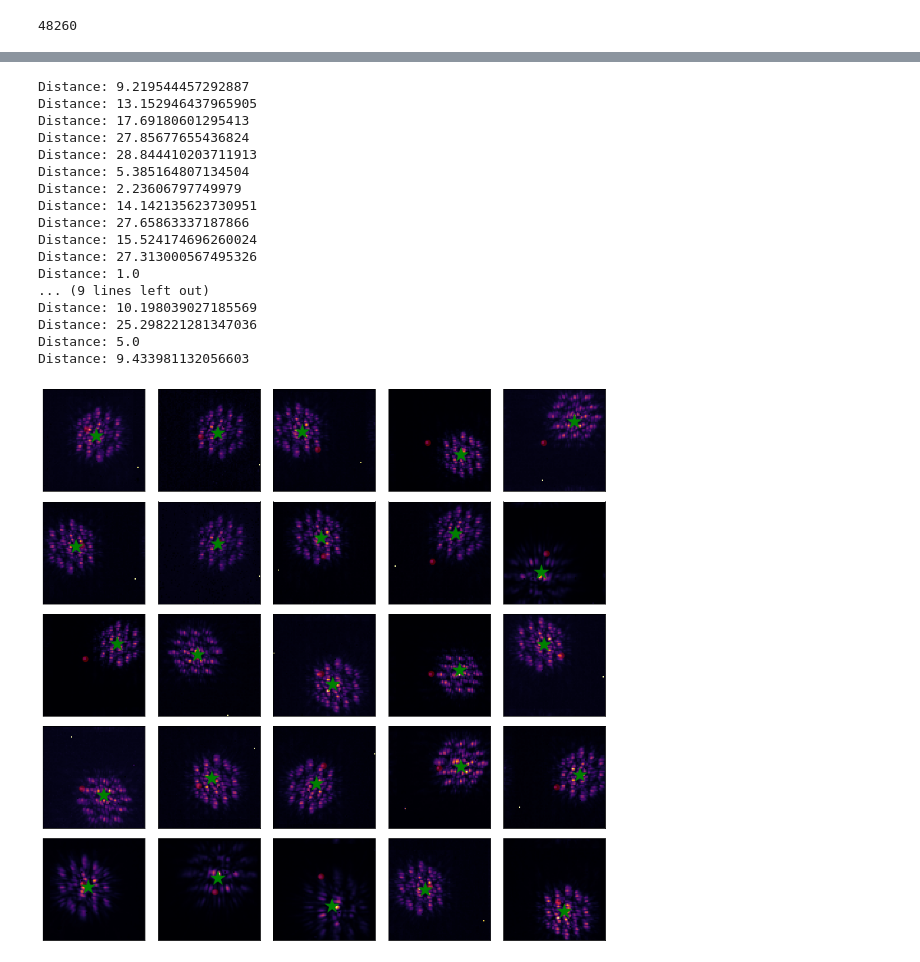
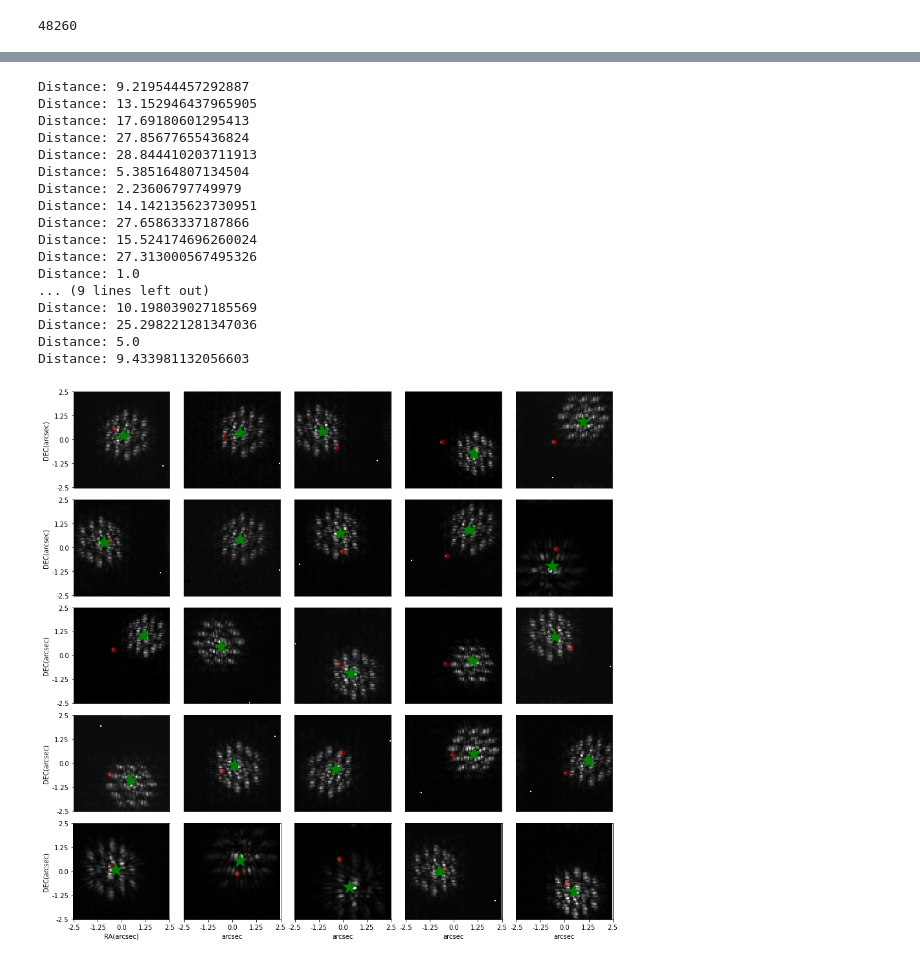
Before and after one commit to AstroMusers/AI-Boosted-Coronagraphy, a Jupyter notebook: notebooks/plotdataset.ipynb, the cells around one changed output, grey strips where cells are left out. Saved outputs shown, nothing was run; the diff lists cells and outputs as text; code cells hidden in the pictures.

```diff
--- a/notebooks/plotdataset.ipynb
+++ b/notebooks/plotdataset.ipynb
@@ -276,53 +259,65 @@ for i, (row,col) in enumerate(product(range(nrows),range(bs))):
     if idx_x == -1:
         x, y = 0, 0
     else:
-
         x = int(train_arrays[i][idx_x+1:idx_x+3])
         y = int(train_arrays[i][idx_x+5:idx_x+7])
 
     #x, y = int(train_arrays[i].split('/')[-1].split('-')[-3:-1][0][1:]), int(train_arrays[i].split('/')[-1].split('-')[-3:-1][1][1:])
-    axes[row][col].imshow(arrays[i], interpolation='nearest', cmap='inferno')
+    axes[row][col].imshow(arrays[i], interpolation='nearest', cmap='Greys_r')
 
     if col == 0:
-        axes[row][col].set_yticks(axis_points,labels, fontsize=4, rotation=0)
-        axes[row][col].set_xticks(axis_points,labels, fontsize=4, rotation=0)
+        axes[row][col].set_yticks(axis_points,labels, fontsize=10, rotation=0)
+        axes[row][col].set_ylabel('DEC(arcsec)', fontsize=10)
 
+        if row == 4:
+            axes[row][col].set_xticks(axis_points,labels, fontsize=10, rotation=0)
+            axes[row][col].set_xlabel('RA(arcsec)', fontsize=10)
 
-    axes[row][col].set_yticks([])
-    axes[row][col].set_xticks([])
+        else:
+            axes[row][col].set_xticks([])
+
+    elif row == 4:
+        axes[row][col].set_xticks(axis_points,labels, fontsize=10, rotation=0)
+        axes[row][col].set_xlabel('arcsec', fontsize=10)
+        axes[row][col].set_yticks([])
+
+    else:
+        axes[row][col].set_yticks([])
+        axes[row][col].set_xticks([])
 
 
     axes[row][col].text(x, y, s="\u25CF", fontsize=12, color='red', alpha=.3, ha='center', va='center')#u"\u2734"
     axes[row][col].invert_yaxis()
 
 
     if int(transformed_list[i][0]) == -1:
         pass
     else:
         axes[row][col].text(int(transformed_list[i][0]), int(transformed_list[i][1]) , s="\u2605", fontsize=30, color='green', ha='center', va='center')
 
     print("Distance:",calculate_distance(x1=x,x2=int(transformed_list[i][0]), y1=y,y2=int(transformed_list[i][1])))
 
-plt.subplots_adjust(wspace=.1,hspace=.1)
+plt.subplots_adjust(wspace=.12,hspace=.12)
+plt.savefig('figure.jpg',format='jpg', dpi=300, bbox_inches='tight', pad_inches=.1)
 plt.show()
 # %% [output]
 Distance: 9.219544457292887
 Distance: 13.152946437965905
 Distance: 17.69180601295413
 Distance: 27.85677655436824
 Distance: 28.844410203711913
 Distance: 5.385164807134504
 Distance: 2.23606797749979
 Distance: 14.142135623730951
 Distance: 27.65863337187866
 Distance: 15.524174696260024
 Distance: 27.313000567495326
 Distance: 1.0
 ... (9 lines left out)
 Distance: 10.198039027185569
 Distance: 25.298221281347036
 Distance: 5.0
 Distance: 9.433981132056603
-[figure, old version]
+[figure, new version]
 # %%
 info
```
Also changed, not shown: parts of 3 cells of this notebook, 2 other files.
